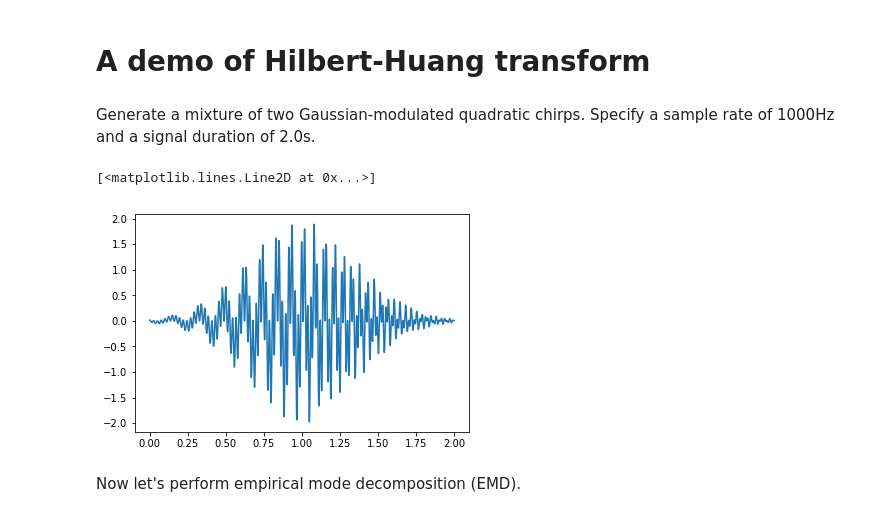
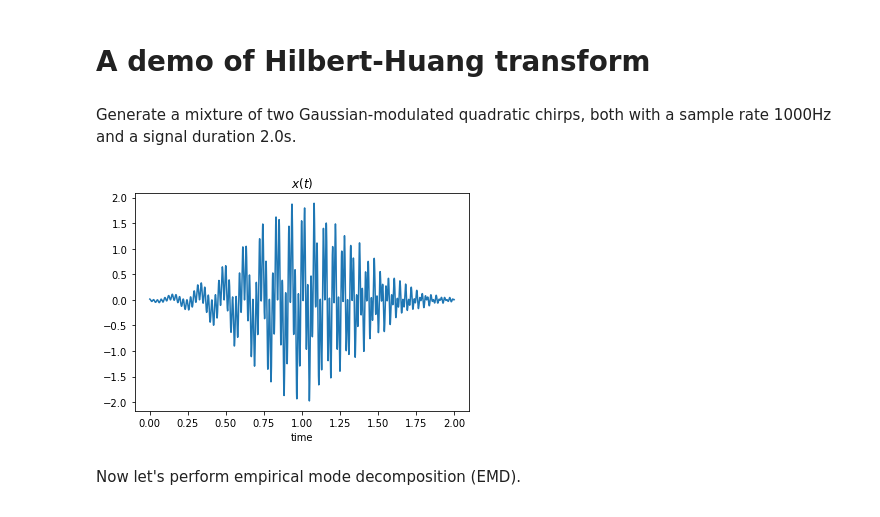
Before and after one commit to chendaichao/Hilbert-Huang-transform, a Jupyter notebook: demo.ipynb, the cells around one changed output. Saved outputs shown, nothing was run; the diff lists cells and outputs as text; code cells hidden in the pictures.

```diff
--- a/demo.ipynb
+++ b/demo.ipynb
@@ -8,18 +8,20 @@ from hht import hilbert_huang, hilbert_spectrum, plot_IMFs
 from scipy.signal import chirp
 import IPython
 # %% [markdown]
-Generate a mixture of two Gaussian-modulated quadratic chirps. Specify a sample rate of 1000Hz and a signal duration of 2.0s.
+Generate a mixture of two Gaussian-modulated quadratic chirps, both with a sample rate 1000Hz and a signal duration 2.0s.
 # %%
 fs = 1000
 duration = 2.0
-delta_t = 1/fs
-t = torch.arange(fs*duration) * delta_t
+t = torch.arange(fs*duration) / fs
 x = torch.from_numpy(chirp(t, 5, 0.8, 10, method = "quadratic", phi=100)) * torch.exp(-4*(t-1)**2) + \
     torch.from_numpy(chirp(t, 40, 1.2, 50, method = "linear")) * torch.exp(-4*(t-1)**2)
+
 plt.plot(t, x)
+plt.title("$x(t)$")
+plt.xlabel("time")
+plt.show()
 # %% [output]
-[<matplotlib.lines.Line2D at 0x...>]
-[figure, old version]
+[figure, new version]
 # %% [markdown]
 Now let's perform empirical mode decomposition (EMD).
 # %%
```
Also changed, not shown: parts of 9 cells of this notebook, 1 other file.
